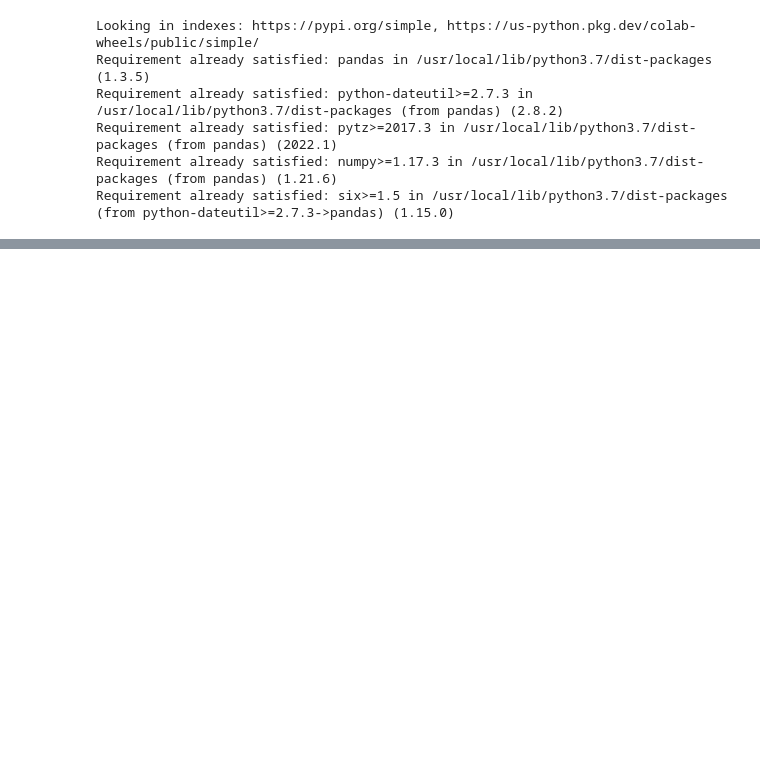
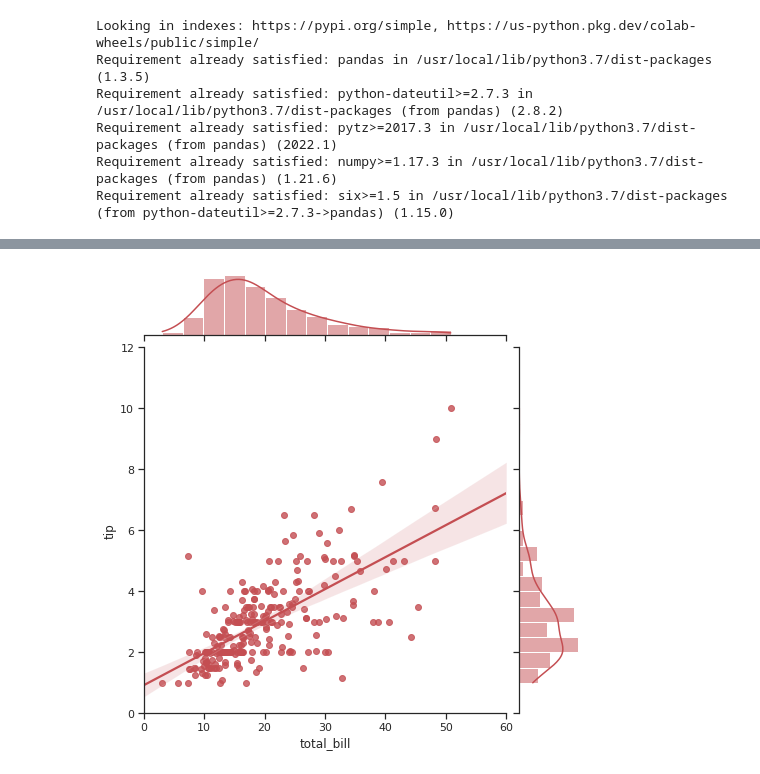
Before and after one commit to rdkdaniel/Data-Analysis-in-Python-and-Sql, a Jupyter notebook: Data_Analysis_Seaborn.ipynb, the cells around one changed output, grey strips where cells are left out. Saved outputs shown, nothing was run; the diff lists cells and outputs as text; code cells hidden in the pictures; blank space fills up the shorter version.

```diff
--- a/Data_Analysis_Seaborn.ipynb
+++ b/Data_Analysis_Seaborn.ipynb
@@ -22,0 +48,6 @@ MessageError: ignored
+# %%
+#Regression plot to show the relationship between features
+#Liner regression with marginal distribution
+g = sns.jointplot(x="total_bill", y="tip", data=tips, kind="reg", truncate=False, xlim=(0, 60), ylim=(0, 12), color="r", height=7)
+# %% [output]
+[figure, added]
```
Also changed, not shown: parts of 6 cells of this notebook.
